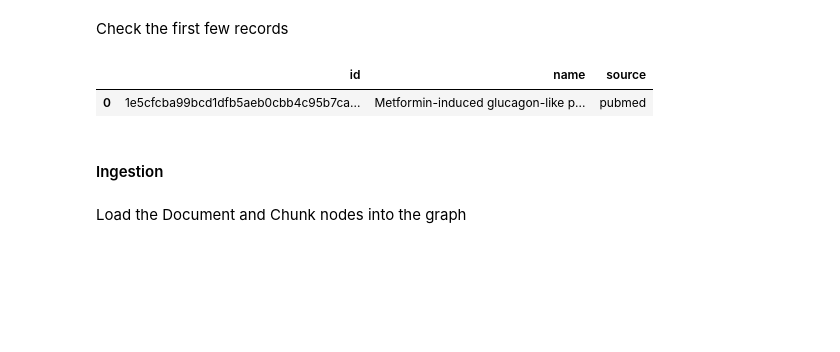
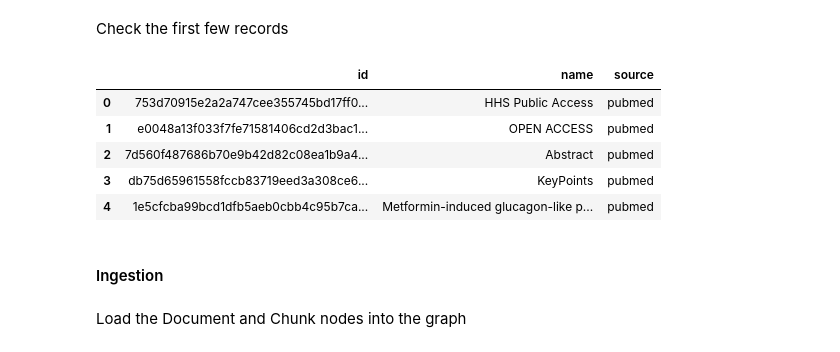
Before and after one commit to neo4j-field/pubmed-knowledge-graph-generation, a Jupyter notebook: generate_knowledge_graph.ipynb, the cells around one changed output. Drawn from its saved outputs; the diff is of its cells as text; code cells hidden in the pictures; blank space fills up the shorter version.

```diff
--- a/generate_knowledge_graph.ipynb
+++ b/generate_knowledge_graph.ipynb
@@ -72,7 +68,8 @@ class Document(BaseModel):
 class Chunk(BaseModel):
     """
     A Chunk.
-    This is a collection of UnstructuredElements.
+    This is a collection of `UnstructuredElements`.
+    Unstructured.IO represents Chunks as `CompositeElement` objects.
     """
     id: str = Field(..., description="The id of the chunk")
     type: str = Field(..., description="The type of the chunk")
@@ -129,13 +126,6 @@ class ChunkPartOfDocument(BaseModel):
     chunk_id: str = Field(..., description="The id of the chunk")
     document_id: str = Field(..., description="The id of the document")
 
-class ChunkHasEntity(BaseModel):
-    """
-    (:Chunk {id: $chunk_id})-[:HAS_ENTITY]->(:Entity {id: $entity_id})
-    """
-    chunk_id: str = Field(..., description="The id of the chunk")
-    entity_id: str = Field(..., description="The id of the entity")
-
 class UnstructuredElementPartOfChunk(BaseModel):
     """
     (:UnstructuredElement {id: $unstructured_element_id})-[:PART_OF_CHUNK]->(:Chunk {id: $chunk_id})
@@ -758,2 +921,3 @@ article_names
 # %%
-lexical_ingest_records = process_pdf_article(article_names[0])
+# lexical_ingest_records = process_pdf_article(article_names[0])
+lexical_ingest_records = process_pdf_articles(article_names)
@@ -760,10 +932,14 @@ lexical_ingest_records = process_pdf_article(article_names[0])
 # %% [markdown]
 Check the first few records
 # %%
-lexical_ingest_records["nodes"]["document"][:3]
+lexical_ingest_records["nodes"]["document"]
 # %% [output]
 |  | id | name | source |
-| 0 | 1e5cfcba99bcd1dfb5aeb0cbb4c95b7ca... | Metformin-induced glucagon-like p... | pubmed |
+| 0 | 753d70915e2a2a747cee355745bd17ff0... | HHS Public Access | pubmed |
+| 1 | e0048a13f033f7fe71581406cd2d3bac1... | OPEN ACCESS | pubmed |
+| 2 | 7d560f487686b70e9b42d82c08ea1b9a4... | Abstract | pubmed |
+| 3 | db75d65961558fccb83719eed3a308ce6... | KeyPoints | pubmed |
+| 4 | 1e5cfcba99bcd1dfb5aeb0cbb4c95b7ca... | Metformin-induced glucagon-like p... | pubmed |
 # %% [markdown]
 #### Ingestion
 # %% [markdown]
```
Also changed, not shown: parts of 25 cells of this notebook, 1 other file.
